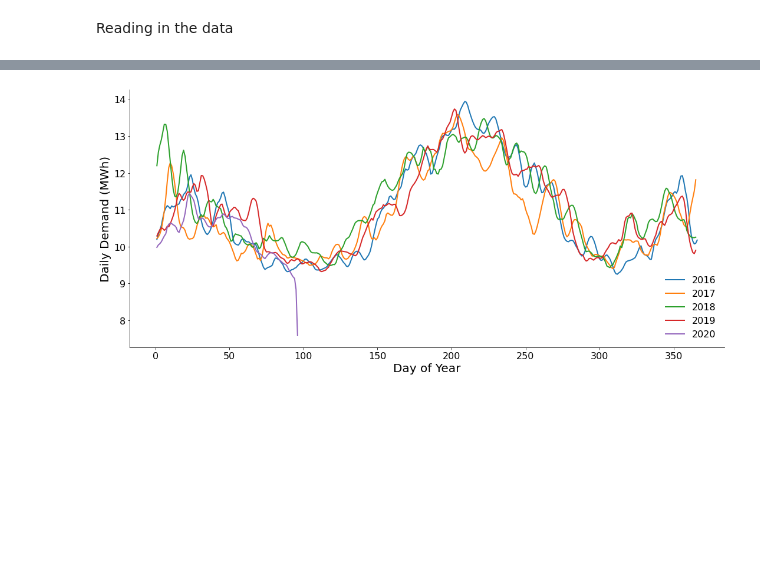
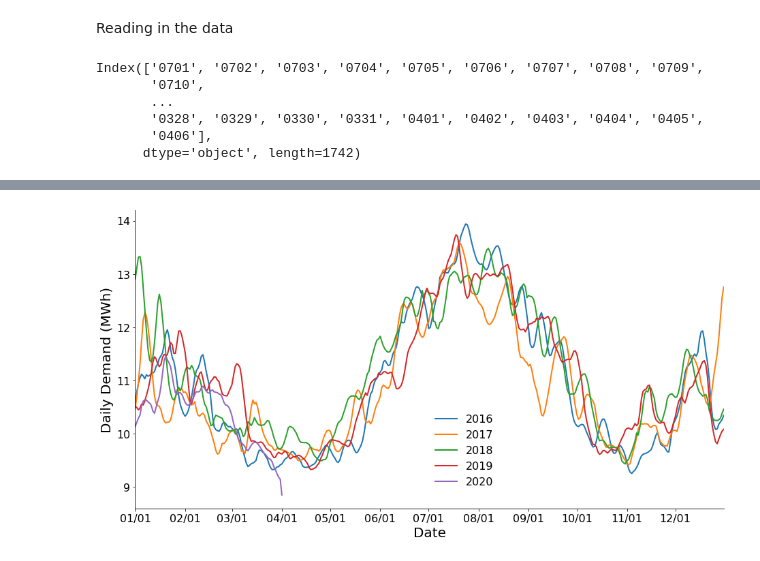
Before and after one commit to emapple/social, a Jupyter notebook: energy_usage.ipynb, the cells around one changed output, grey strips where cells are left out. Drawn from its saved outputs; the diff is of its cells as text; code cells hidden in the pictures; blank space fills up the shorter version.

```diff
--- a/energy_usage.ipynb
+++ b/energy_usage.ipynb
@@ -65,13 +65,11 @@ def read_region(region):
                 'Texas': 'TEX'}
     reg_url = 'https://www.eia.gov/realtime_grid/knownissues/xls/Region_xxx.xlsx'
     reg_url = insert_year(reg_url, reg_dict[region], 'xxx')
-    df = pd.read_excel(reg_url, parse_dates=['Date', 'Local Time'],
-                       usecols=['Date', 'Local Time', 'D', 'DF'])
-    hours = df['Local Time'].dt.hour.values
-    hours[hours == 0] = 24
+    df = pd.read_excel(reg_url, parse_dates=['Local Time'],
+                       usecols=['Local Time', 'D', 'DF'])
 
-    df.index = pd.MultiIndex.from_arrays([df['Date'], hours], names=['Date', 'Hour'])
-    df = df.drop(columns=['Date', 'Local Time'])
+    df.index = pd.Index(df['Local Time'], name='Date')
+    df = df.drop(columns=['Local Time'])
     df.rename(columns={'D': 'Demand', 'DF': 'Forecast'}, inplace=True)
 
     return df
@@ -85,7 +83,7 @@ def read_all_regions():
                 'Northwest', 'Southeast',
                 'Southwest', 'Tennessee',
                 'Texas']
-    df = pd.concat((read_region(region) for region in reg_list), keys=reg_list)
+    df = pd.concat((read_region(region) for region in reg_list), keys=reg_list, names=['Region', 'Date'])
     df = df.sort_index()
 
     return df
@@ -96,4 +96,17 @@ df = read_all_regions()
 # %%
 # sum over all regions for each day, then a 7-day rolling mean
-rolling_mean = df.groupby(level=1).sum().rolling(7).mean()
+# min count ensures we only count days with full data
+rolling_mean = (df.groupby(df.index.get_level_values(1).date).sum(min_count=24)
+                                                            .rolling(7, center=True)
+                                                            .mean())
+rolling_mean.index = pd.to_datetime(rolling_mean.index)
+# %%
+rolling_mean.index.strftime('%m%d')
+# %% [output]
+Index(['0701', '0702', '0703', '0704', '0705', '0706', '0707', '0708', '0709',
+       '0710',
+       ...
+       '0328', '0329', '0330', '0331', '0401', '0402', '0403', '0404', '0405',
+       '0406'],
+      dtype='object', length=1742)
 # %%
@@ -108,18 +124,24 @@ fig.show()
 [interactive output not drawn]
 [interactive output not drawn]
 # %%
+import matplotlib.dates as mdates
+import datetime
+myFmt = mdates.DateFormatter('%m/%d')
+
 fig, ax = plt.subplots(1, 1)
-fig.set_size_inches(15, 7)
+fig.set_size_inches(13, 7)
 for year in np.arange(2016, 2021, 1):
-    ax.plot(rolling_mean.loc[str(year)].index.dayofyear,
+    ax.plot(pd.to_datetime('2020/'+rolling_mean.loc[str(year)].index.strftime('%m/%d')),
             rolling_mean.loc[str(year), 'Demand'] / 1e6,
             lw=2, label=str(year))
-ax.legend(loc='lower right', fontsize=16, frameon=False)
-ax.set_xlabel('Day of Year', fontsize=20)
+ax.legend(bbox_to_anchor=(0.5, 0, 0.125, 0.35), fontsize=16, frameon=False)
+ax.xaxis.set_major_formatter(myFmt)
+ax.set_xlim([datetime.date(2020, 1, 1), datetime.date(2020, 12, 31)])
+ax.set_xlabel('Date', fontsize=20)
 ax.set_ylabel('Daily Demand (MWh)', fontsize=20)
 ax.tick_params(labelsize=16)
 fig.tight_layout()
 for edge in ['right', 'top']:
     ax.spines[edge].set_visible(False)
 # %% [output]
-[figure, old version]
+[figure, new version]
```
Also changed, not shown: parts of 13 cells of this notebook.
